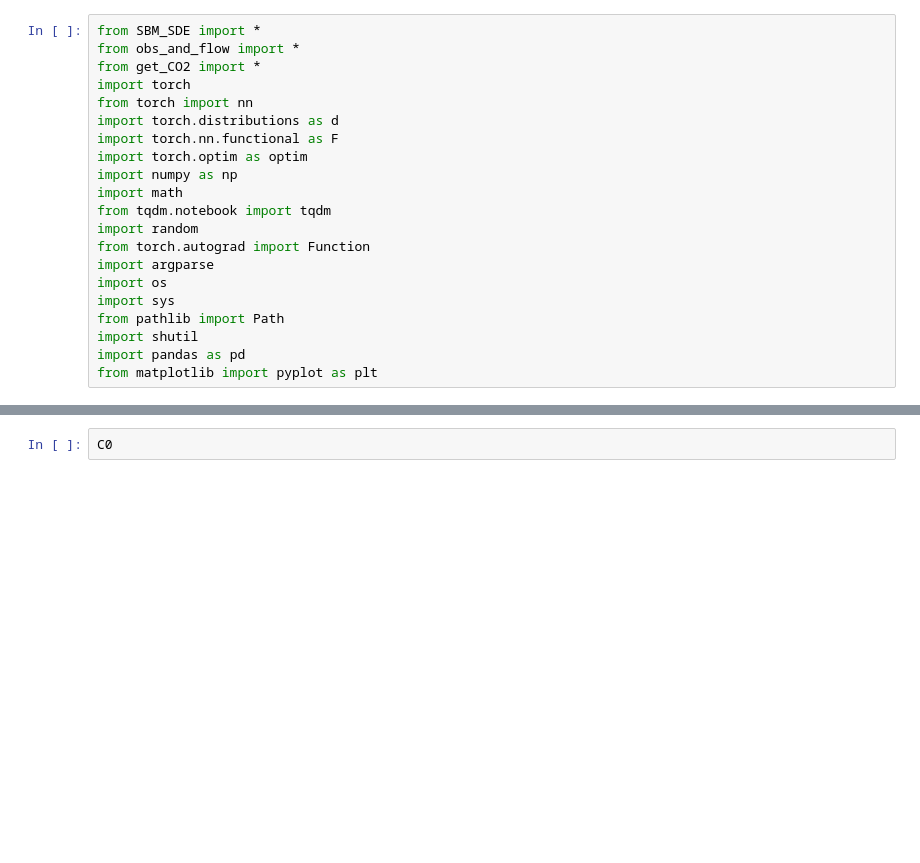
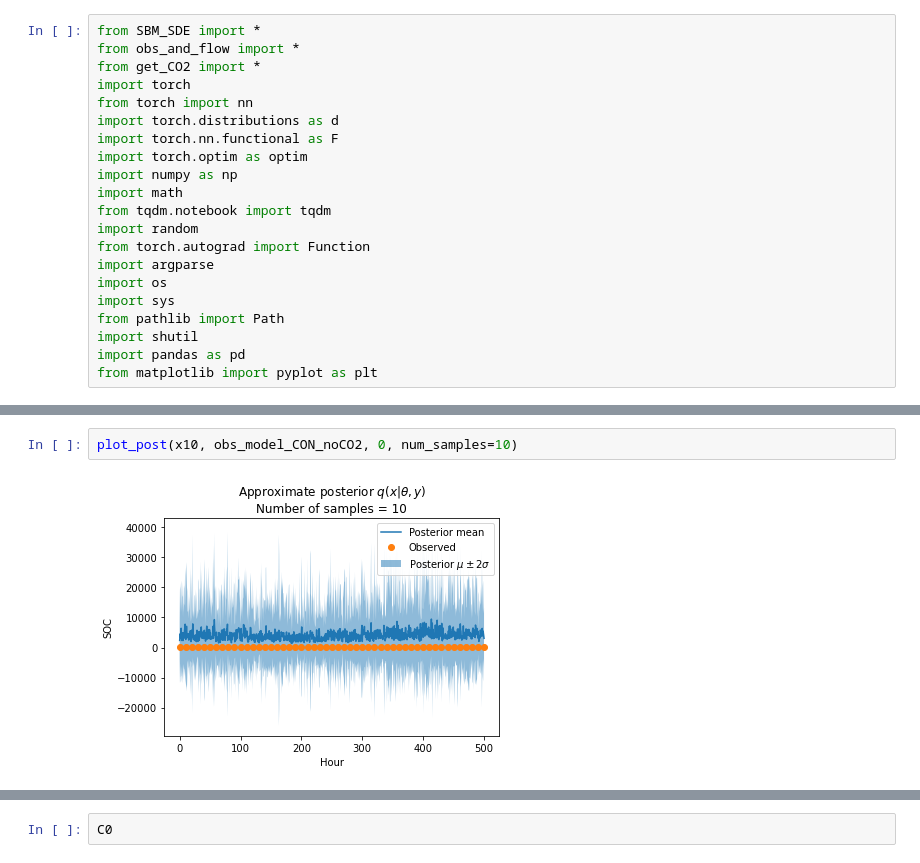
Before and after one commit to wallyxie/varInferenceSoilBiogeoModelSyntheticData, a Jupyter notebook: python_sde_variational_inference_code/SCON wo CO2 - Learn posterior of x0.ipynb, the cells around one changed output, grey strips where cells are left out. Saved outputs shown, nothing was run; the diff lists cells and outputs as text; blank space fills up the shorter version.

```diff
--- a/python_sde_variational_inference_code/SCON wo CO2 - Learn posterior of x0.ipynb
+++ b/python_sde_variational_inference_code/SCON wo CO2 - Learn posterior of x0.ipynb
@@ -293,0 +258,4 @@ min(3, 10)
+# %%
+plot_post(x10, obs_model_CON_noCO2, 0, num_samples=10)
+# %% [output]
+[figure, added]
```
Also changed, not shown: parts of 50 cells of this notebook.
